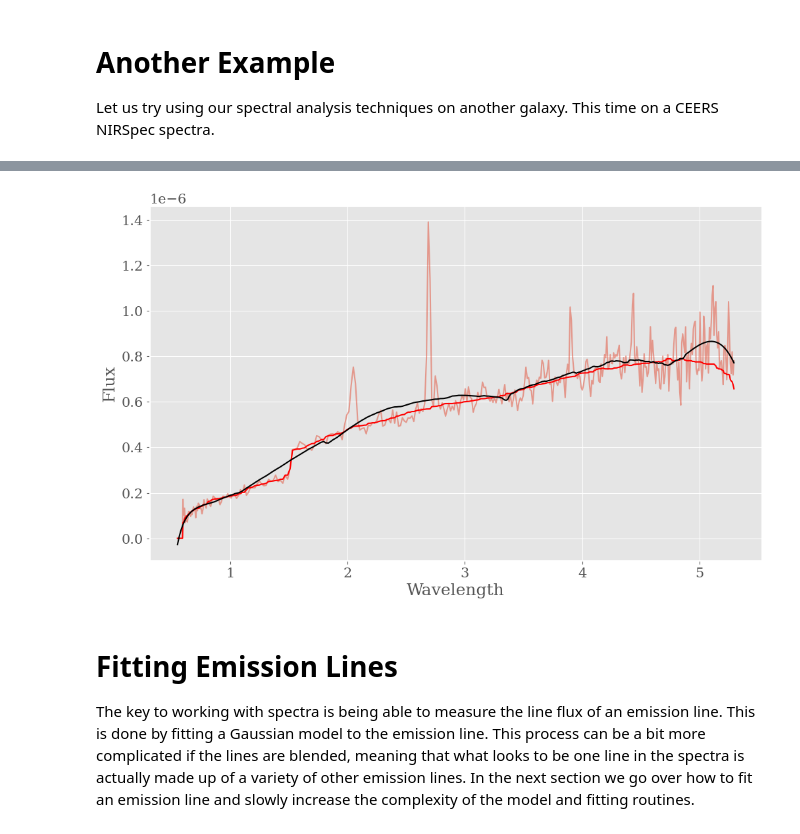
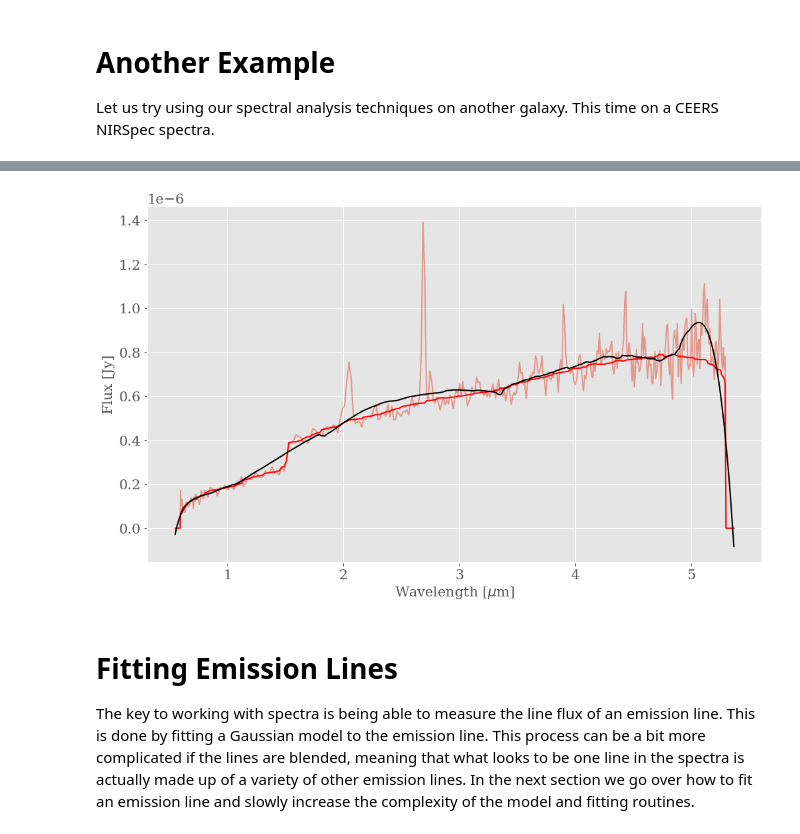
Before and after one commit to astroscar09/VIP_MODULE, a Jupyter notebook: Module3_Spectral_Analysis_Part1.ipynb, the cells around one changed output, grey strips where cells are left out. Cells and saved outputs as stored; diff of their text form; code cells hidden in the pictures.

Commit message:
added in updates to the plotting scripts

```diff
--- a/Module3_Spectral_Analysis_Part1.ipynb
+++ b/Module3_Spectral_Analysis_Part1.ipynb
@@ -271,5 +273,5 @@ plt.show()
 Let us try using our spectral analysis techniques on another galaxy. This time on a CEERS NIRSpec spectra.
 # %%
 #reading in the file
-nirspec_2552 = Table.read('spectra_data2.fits')
+nirspec_2552 = Table.read('spectra_data1.fits')
 # %% [output]
@@ -280,6 +285,7 @@ nirspec_2552.columns
 # %%
 #getting the relevant data
 wavelength_nirspec, flux_nirspec = nirspec_2552['WAVELENGTH'], nirspec_2552['FLUX']
+wavelength_nirspec, flux_nirspec = np.array(wavelength_nirspec).astype(float), np.array(flux_nirspec).astype(float)
 # %%
 #plotting Spectrum
 plt.figure(figsize = (12, 7))
@@ -329,16 +335,17 @@ nirspec_savgol = savgol_filter(flux_nirspec, 101, 3)
 # %%
 #plotting Spectrum
 plt.figure(figsize = (12, 7))
 plt.plot(wavelength_nirspec, flux_nirspec, alpha = 0.5)
 
 plt.plot(wavelength_nirspec, nirspec_medfilt, color = 'red')
 plt.plot(wavelength_nirspec, nirspec_savgol, color = 'black')
 
-plt.xlabel('Wavelength')
-plt.ylabel('Flux')
+plt.xlabel(r'Wavelength [$\mu$m]', fontsize = 15)
+plt.ylabel('Flux [Jy]', fontsize = 15)
+
 plt.show()
 # %% [output]
-[figure, old version]
+[figure, new version]
 # %% [markdown]
 # Fitting Emission Lines
 
```
Also changed, not shown: parts of 23 cells of this notebook.
